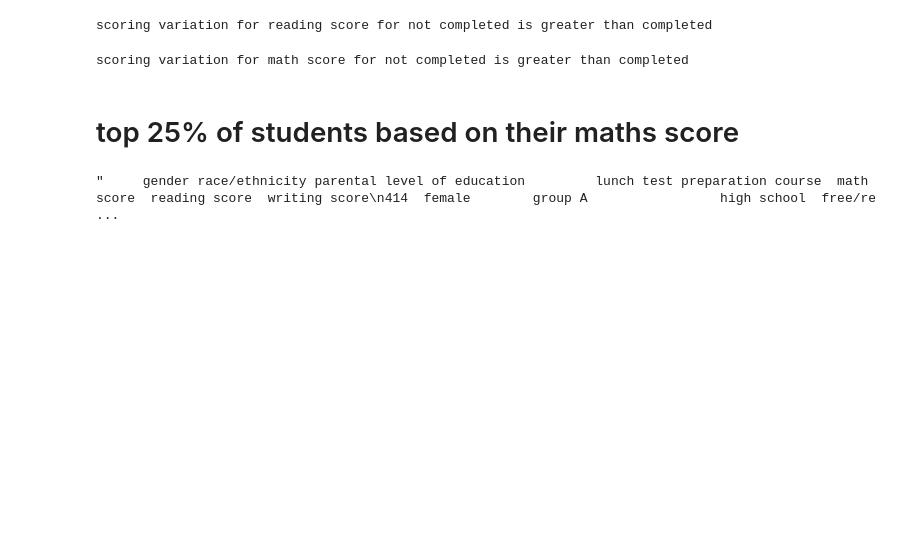
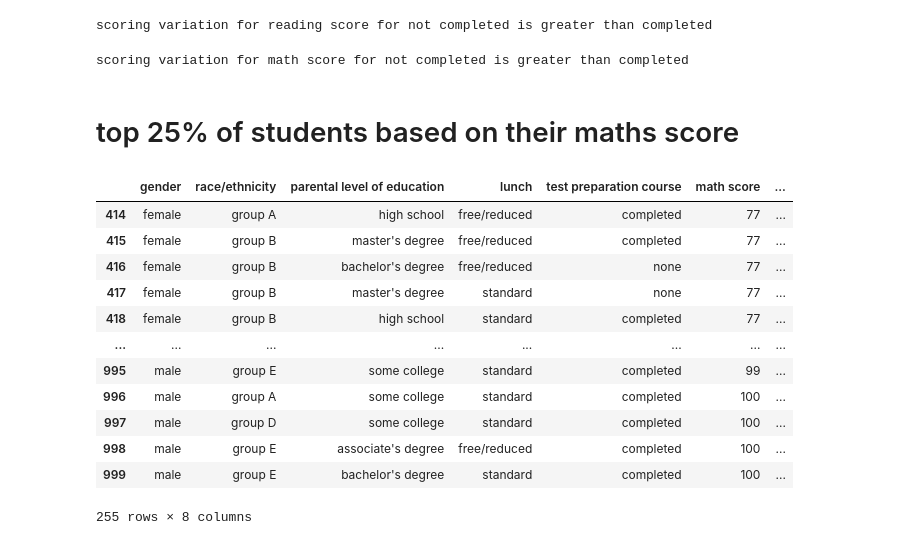
Before and after one commit to Syamkrishna123/Case-Study-02---Measures-of-Central-Tendency-and-Dispersion, a Jupyter notebook: case_study2.ipynb, the cells around one changed output. Cells and saved outputs as stored; diff of their text form; code cells hidden in the pictures; blank space fills up the shorter version.

```diff
--- a/case_study2.ipynb
+++ b/case_study2.ipynb
@@ -170,6 +170,18 @@ scoring variation for math score for not completed is greater than completed
 # %%
 q75= dt['math score'].quantile(q=0.75)
 p=dt[dt['math score'].ge(q75)]
-p.to_string()
+p
 # %% [output]
+|  | gender | race/ethnicity | parental level of education | lunch | test preparation course | math score | ... |
+| 414 | female | group A | high school | free/reduced | completed | 77 | ... |
+| 415 | female | group B | master's degree | free/reduced | completed | 77 | ... |
+| 416 | female | group B | bachelor's degree | free/reduced | none | 77 | ... |
+| 417 | female | group B | master's degree | standard | none | 77 | ... |
+| 418 | female | group B | high school | standard | completed | 77 | ... |
+| ... | ... | ... | ... | ... | ... | ... | ... |
+| 995 | male | group E | some college | standard | completed | 99 | ... |
+| 996 | male | group A | some college | standard | completed | 100 | ... |
+| 997 | male | group D | some college | standard | completed | 100 | ... |
+| 998 | male | group E | associate's degree | free/reduced | completed | 100 | ... |
+| 999 | male | group E | bachelor's degree | standard | completed | 100 | ... |
-"     gender race/ethnicity parental level of education         lunch test preparation course  math score  reading score  writing score\n414  female        group A                 high school  free/re ...
+255 rows × 8 columns
```
